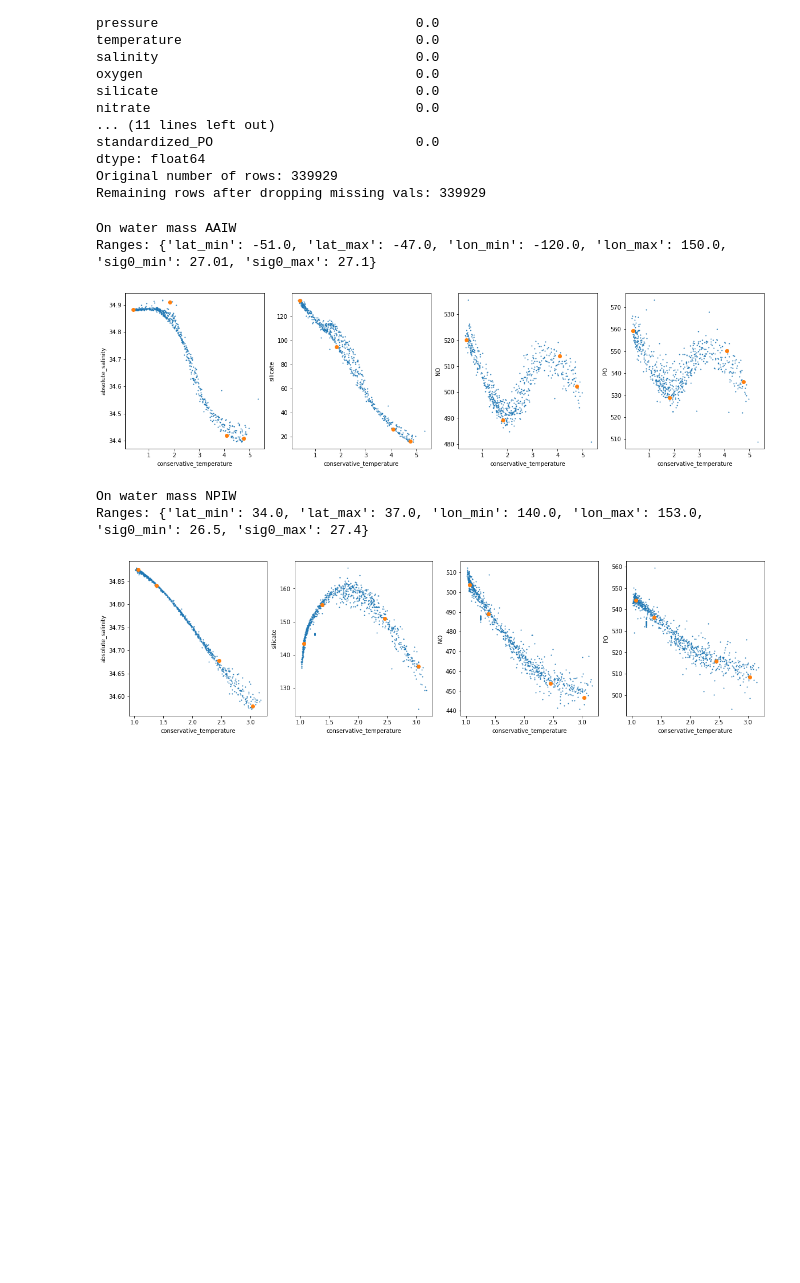
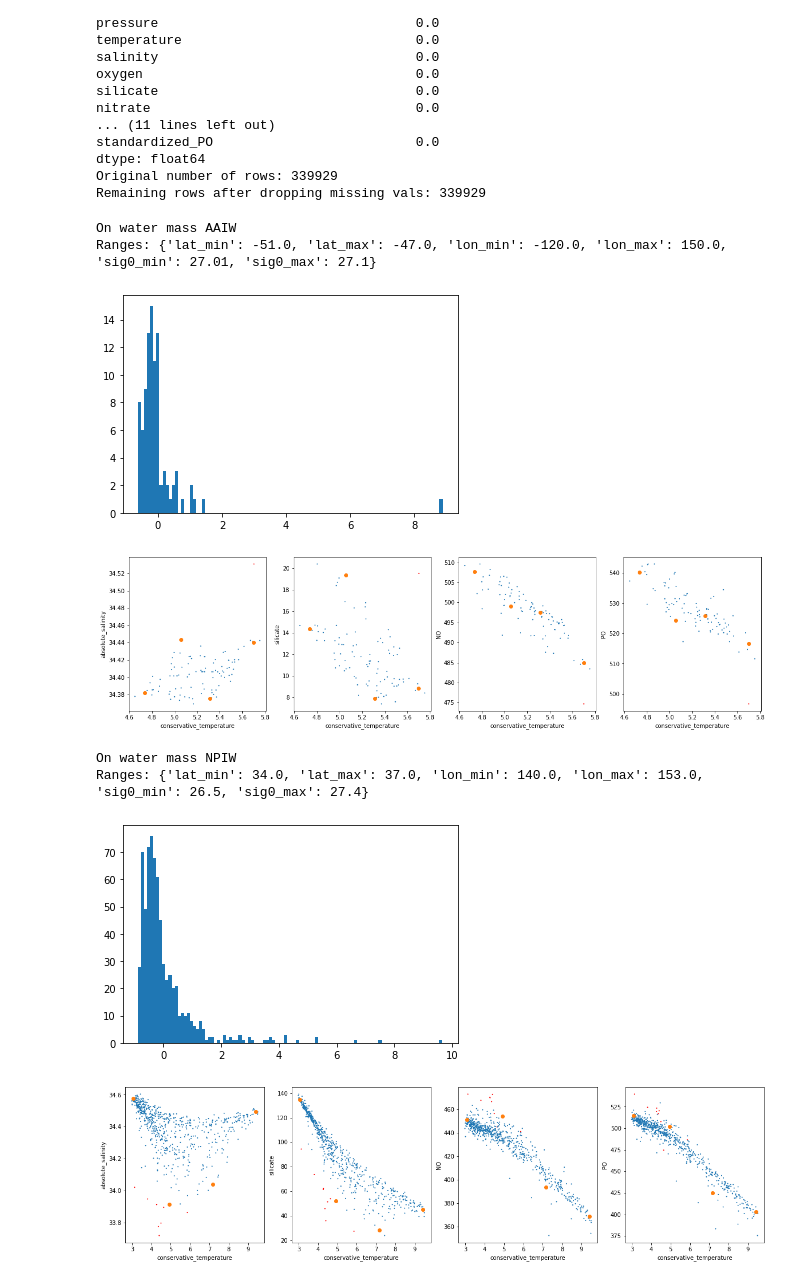
Before and after one commit to nitrogenlab/GP15_watermassanalysis, a Jupyter notebook: GP15_Defining_Watermass_Subtypes.ipynb, the cells around one changed output. Drawn from its saved outputs; the diff is of its cells as text; code cells hidden in the pictures; blank space fills up the shorter version.

```diff
--- a/GP15_Defining_Watermass_Subtypes.ipynb
+++ b/GP15_Defining_Watermass_Subtypes.ipynb
@@ -68,11 +68,16 @@ ARCH_ANALYSIS_FEATURES = ["conservative_temperature", "absolute_salinity",
                           "silicate", "NO", "PO"]
 ALL_FEATURES_TO_AVERAGE = ARCH_ANALYSIS_FEATURES+["phosphate", "nitrate", "oxygen"]
 
-feature_weights = {"conservative_temperature": 56.0,
-                   "absolute_salinity": 80.0,
-                   "silicate": 3.0,
-                   "NO": 5.0,
-                   "PO": 5.0}
+#feature_weights = {"conservative_temperature": 56.0,
+#                   "absolute_salinity": 80.0,
+#                   "silicate": 3.0,
+#                   "NO": 5.0,
+#                   "PO": 5.0}
+feature_weights = {"conservative_temperature": 5.0,
+                   "absolute_salinity": 5.0,
+                   "silicate": 1.0,
+                   "NO": 1.0,
+                   "PO": 1.0}
 
 print("Standardizing feature values")
 #Let's standardize each column by subtracting mean,
@@ -127,13 +132,38 @@ Original number of rows: 339929
 Remaining rows after dropping missing vals: 339929
 # %%
 from py_pcha import PCHA
+import scipy
+
+
+def flag_outliers(features, n_neighbors=20, zscore_threshold=4):
+    #Features is observations X features
+    #Do a process of removing outliers; if the average distance of a point to
+    # its nearest N neighbors is more than stdev number of standard deviations from
+    # the mean, flag it as an outlier.
+    #I tried the Extreme Studentized Deviate but it wasn't behaving very
+    # predictably. I guess the distribution of neighbor distances is
+    # exponential-ish rather than normal.
+    pairwise_distances = scipy.spatial.distance.squareform(
+        scipy.spatial.distance.pdist(X=features, metric="euclidean"))
+    avg_dist_to_nn = np.mean(
+        np.sort(pairwise_distances, axis=-1)[:,1:n_neighbors], axis=-1)
+    zscore_avgdisttonn = (avg_dist_to_nn - np.mean(avg_dist_to_nn))/np.std(
+                          avg_dist_to_nn)
+    plt.hist(zscore_avgdisttonn, bins=100)
+    plt.show()
+    anomalous_indices = np.abs(zscore_avgdisttonn) > zscore_threshold
+    return anomalous_indices
 
 
 def run_archetype_analysis(df, num_endmembers):
-    features = np.array([np.array(df["standardized_"+col])
+    all_features = np.array([np.array(df["standardized_"+col])
                       for col in ARCH_ANALYSIS_FEATURES]).transpose((1,0))
-    origspace_features = np.array([np.array(df[col]) for col in
+    all_origspace_features = np.array([np.array(df[col]) for col in
                                    ALL_FEATURES_TO_AVERAGE]).transpose((1,0))
+
+    outliers = flag_outliers(all_features)
+    features = all_features[outliers==False]
+    origspace_features = all_origspace_features[outliers==False]
 
     XC, S, C, SSE, varexpl = PCHA(X=features.T, noc=num_endmembers,
                                   verbose=False)
@@ -153,10 +183,13 @@ def run_archetype_analysis(df, num_endmembers):
                 (ALL_FEATURES_TO_AVERAGE[featureidx2]
                  in ARCH_ANALYSIS_FEATURES)):
                 plt.sca(ax[pltnum])
-                plt.scatter(origspace_features[:,featureidx1],
-                            origspace_features[:,featureidx2], s=1)
+                plt.scatter(all_origspace_features[:,featureidx1],
+                            all_origspace_features[:,featureidx2],
+                            c=[("red" if x==True else "C0") for x in outliers],
+                            s=1)
                 plt.scatter(origspace_archetypes[:,featureidx1],
-                            origspace_archetypes[:,featureidx2])
+                            origspace_archetypes[:,featureidx2],
+                            color="C1")
                 plt.xlabel(ALL_FEATURES_TO_AVERAGE[featureidx1])
                 plt.ylabel(ALL_FEATURES_TO_AVERAGE[featureidx2])
                 pltnum += 1
@@ -171,38 +204,40 @@ filter_conditions = {
              "lon_min":-120.0, "lon_max":150.0,
              "sig0_min":27.01, "sig0_max":27.1},
     "NPIW": {"lat_min":34.0, "lat_max":37.0,
              "lon_min":140.0, "lon_max":153.0,
              "sig0_min":26.5, "sig0_max":27.4}
 
 }
 
 def filter_rows(df, lat_min, lat_max, lon_min, lon_max, sig0_min, sig0_max):
   return df[(df["latitude"] >= lat_min) &
             (df["latitude"] <= lat_max) &
             (df["longitude"] >= lon_min) &
             (df["longitude"] <= lon_max) &
             (df["sigma0"] >= sig0_min) &
-            (df["sigma0"] >= sig0_max)
+            (df["sigma0"] <= sig0_max)
             ]
 
 NUM_ARCHETYPES = 4
 
 watermass_to_archetypes = {}
 
 for watermass in filter_conditions:
   print("On water mass", watermass)
   print("Ranges:", filter_conditions[watermass])
   watermass_rows = filter_rows(df=df, **filter_conditions[watermass])
   watermass_archetypes = run_archetype_analysis(df=watermass_rows,
                                                 num_endmembers=NUM_ARCHETYPES)
   watermass_to_archetypes[watermass] = watermass_archetypes
 # %% [output]
 On water mass AAIW
 Ranges: {'lat_min': -51.0, 'lat_max': -47.0, 'lon_min': -120.0, 'lon_max': 150.0, 'sig0_min': 27.01, 'sig0_max': 27.1}
-[figure, old version]
+[figure, new version]
+[figure, new version]
 On water mass NPIW
 Ranges: {'lat_min': 34.0, 'lat_max': 37.0, 'lon_min': 140.0, 'lon_max': 153.0, 'sig0_min': 26.5, 'sig0_max': 27.4}
-[figure, old version]
+[figure, added]
+[figure, added]
 # %%
 watermass_to_archetypes["AAIW"]
 # %% [output]
```
Also changed, not shown: parts of 3 cells of this notebook.
